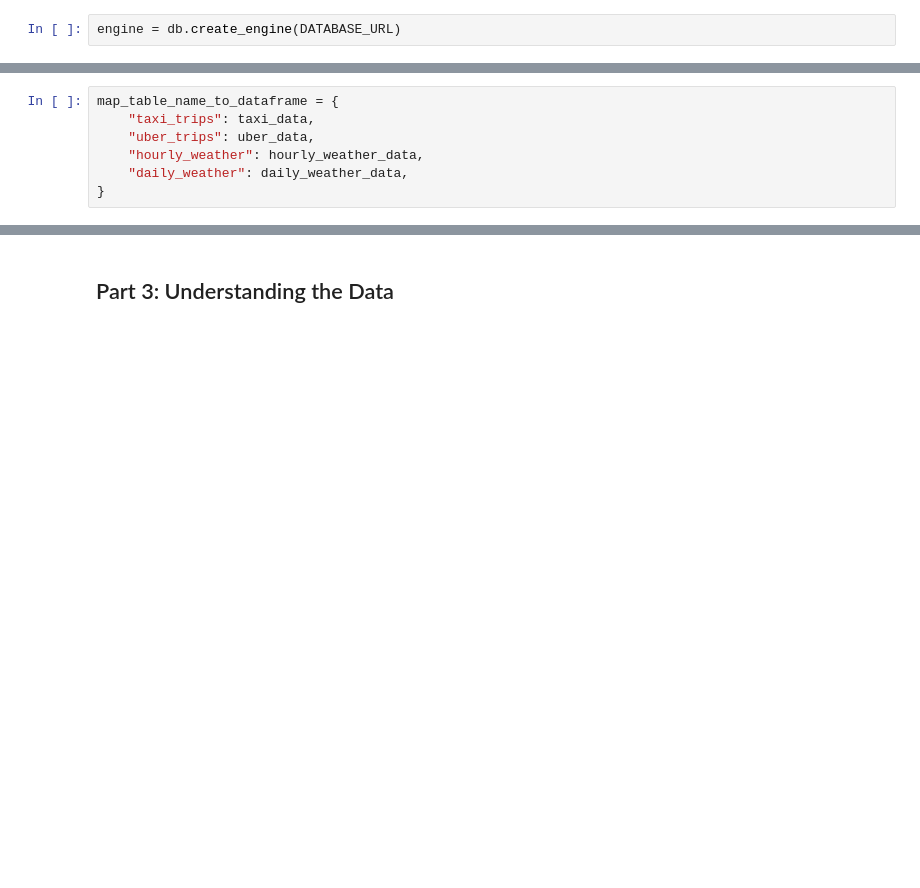
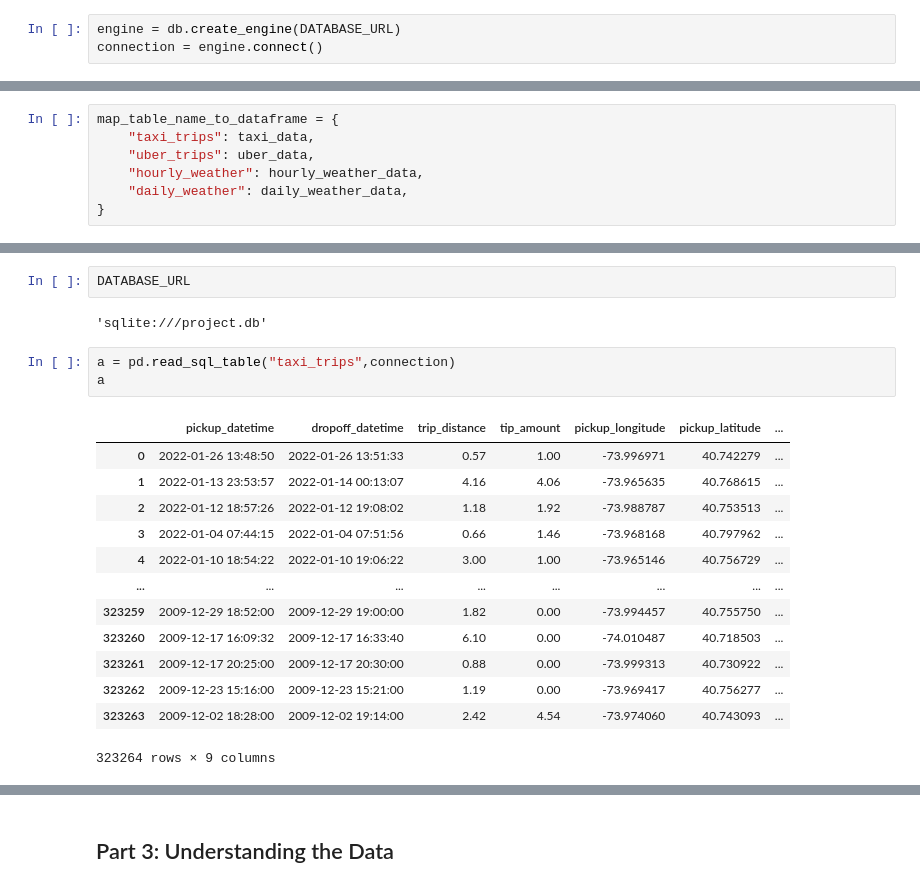
Before and after one commit to 4501Group26/Final_Project, a Jupyter notebook: Final Project Group 26.ipynb, the cells around one changed output, grey strips where cells are left out. Saved outputs shown, nothing was run; the diff lists cells and outputs as text; blank space fills up the shorter version.

Commit message:
Modify Part 2 on connection of engine

```diff
--- a/Final Project Group 26.ipynb
+++ b/Final Project Group 26.ipynb
@@ -384,6 +384,7 @@ taxi_data = get_and_clean_taxi_data()
 _Write some prose that tells the reader what you're about to do here._
 # %%
 engine = db.create_engine(DATABASE_URL)
+connection = engine.connect()
 # %%
 # if using SQL (as opposed to SQLAlchemy), define the commands
 # to create your 4 tables/dataframes
@@ -468 +478,22 @@ write_dataframes_to_table(map_table_name_to_dataframe)
+# %%
+DATABASE_URL
+# %% [output]
+'sqlite:///project.db'
+# %%
+a = pd.read_sql_table("taxi_trips",connection)
+a
+# %% [output]
+|  | pickup_datetime | dropoff_datetime | trip_distance | tip_amount | pickup_longitude | pickup_latitude | ... |
+| 0 | 2022-01-26 13:48:50 | 2022-01-26 13:51:33 | 0.57 | 1.00 | -73.996971 | 40.742279 | ... |
+| 1 | 2022-01-13 23:53:57 | 2022-01-14 00:13:07 | 4.16 | 4.06 | -73.965635 | 40.768615 | ... |
+| 2 | 2022-01-12 18:57:26 | 2022-01-12 19:08:02 | 1.18 | 1.92 | -73.988787 | 40.753513 | ... |
+| 3 | 2022-01-04 07:44:15 | 2022-01-04 07:51:56 | 0.66 | 1.46 | -73.968168 | 40.797962 | ... |
+| 4 | 2022-01-10 18:54:22 | 2022-01-10 19:06:22 | 3.00 | 1.00 | -73.965146 | 40.756729 | ... |
+| ... | ... | ... | ... | ... | ... | ... | ... |
+| 323259 | 2009-12-29 18:52:00 | 2009-12-29 19:00:00 | 1.82 | 0.00 | -73.994457 | 40.755750 | ... |
+| 323260 | 2009-12-17 16:09:32 | 2009-12-17 16:33:40 | 6.10 | 0.00 | -74.010487 | 40.718503 | ... |
+| 323261 | 2009-12-17 20:25:00 | 2009-12-17 20:30:00 | 0.88 | 0.00 | -73.999313 | 40.730922 | ... |
+| 323262 | 2009-12-23 15:16:00 | 2009-12-23 15:21:00 | 1.19 | 0.00 | -73.969417 | 40.756277 | ... |
+| 323263 | 2009-12-02 18:28:00 | 2009-12-02 19:14:00 | 2.42 | 4.54 | -73.974060 | 40.743093 | ... |
+323264 rows × 9 columns
 # %%
```
Also changed, not shown: parts of 3 cells of this notebook, 1 other file.
